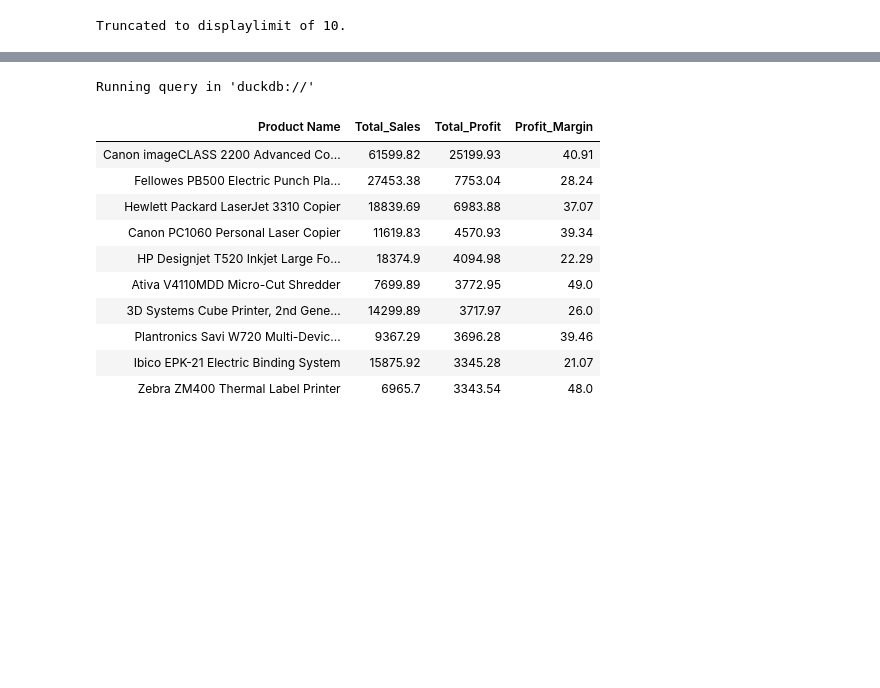
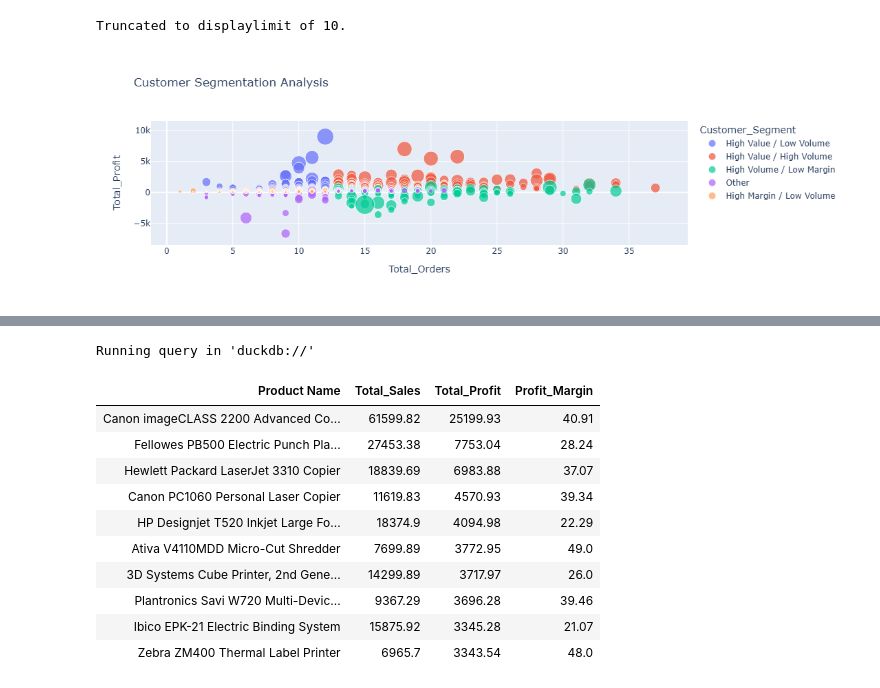
Before and after one commit to wileymartin/Retail_Supply_Chain_Dataset, a Jupyter notebook: Supply_Chain_Dataset_Repo.ipynb, the cells around one changed output, grey strips where cells are left out. Drawn from its saved outputs; the diff is of its cells as text; code cells hidden in the pictures; blank space fills up the shorter version.

```diff
--- a/Supply_Chain_Dataset_Repo.ipynb
+++ b/Supply_Chain_Dataset_Repo.ipynb
@@ -272,0 +280,6 @@ Truncated to displaylimit of 10.
+# %%
+seg_df = _.DataFrame()
+fig = px.scatter(seg_df,x="Total_Orders",y="Total_Profit",color="Customer_Segment",size="Total_Sales",hover_name="Customer Name",title="Customer Segmentation Analysis")
+fig.show()
+# %% [output]
+[figure, added]
```
Also changed, not shown: parts of 20 cells of this notebook.
